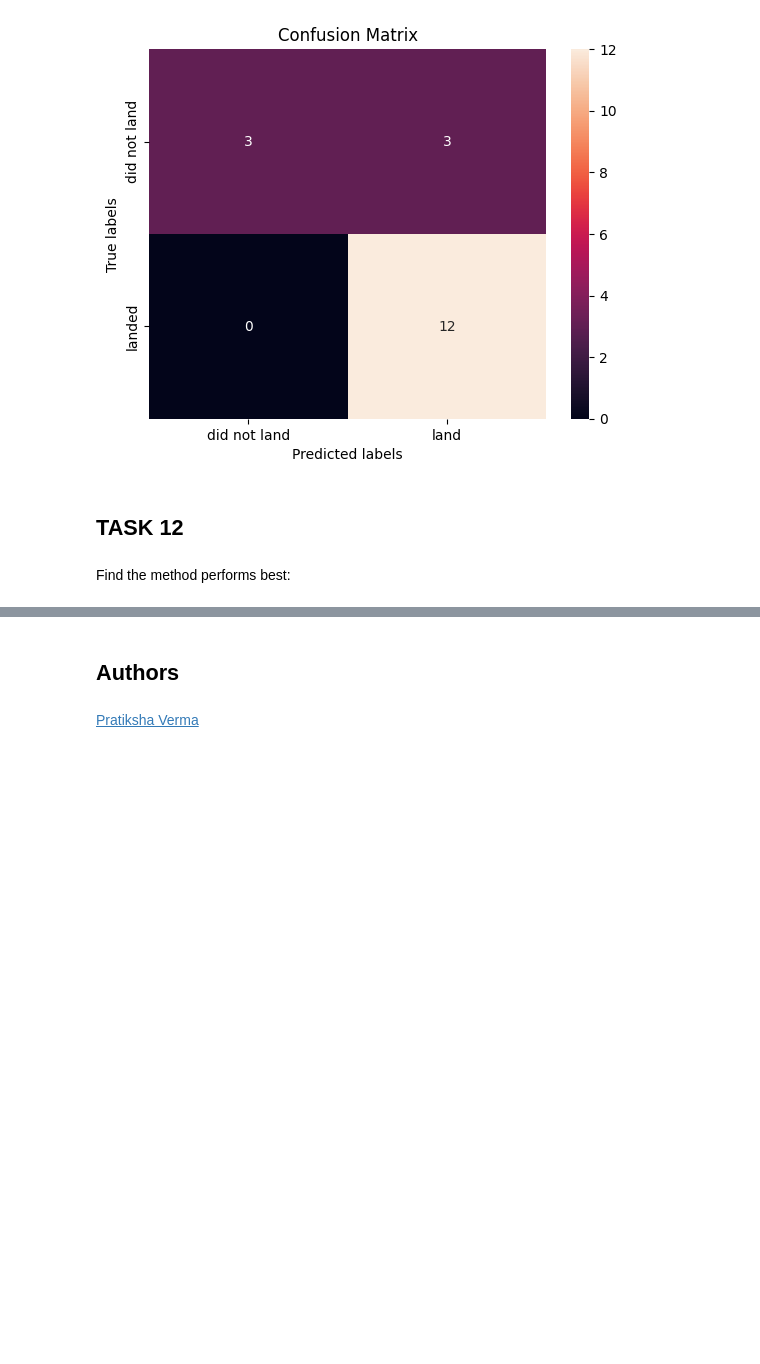
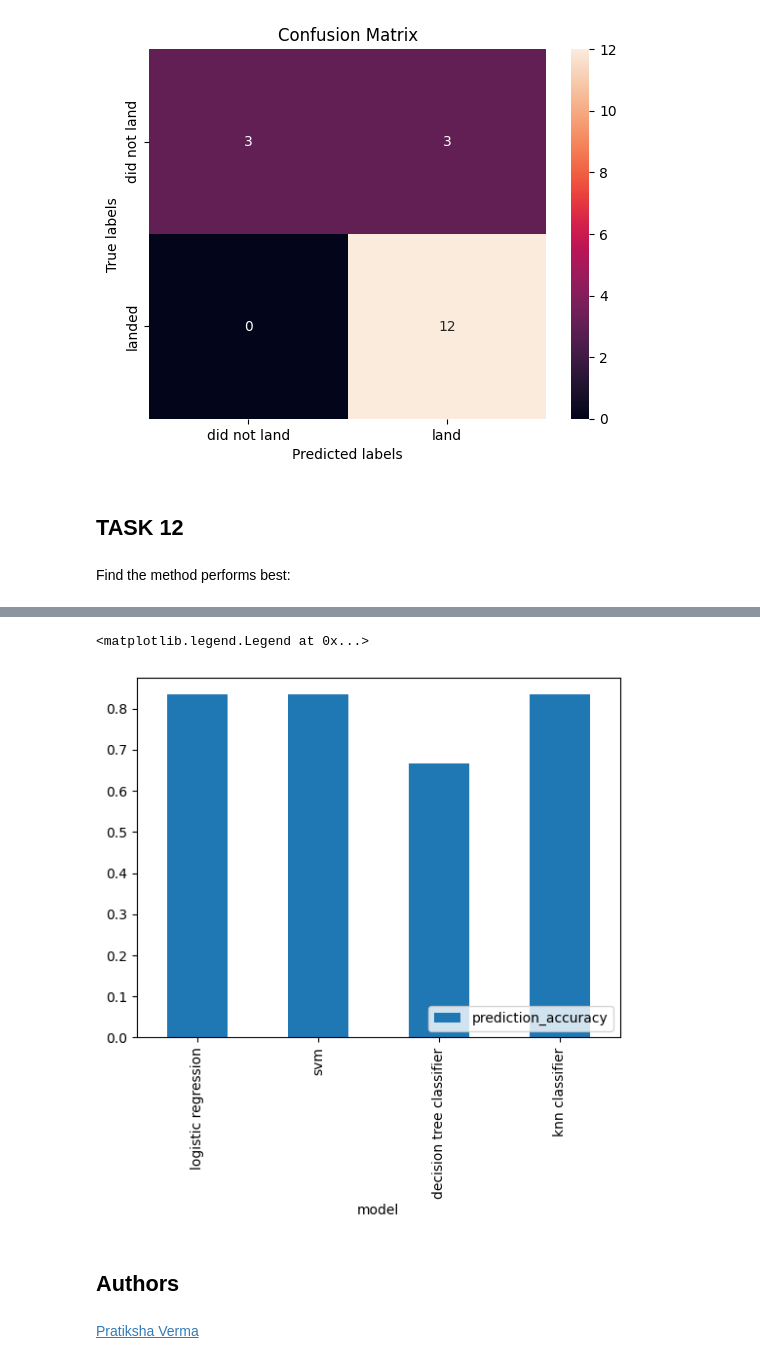
Before and after one commit to raymondkwon-cah/ds-capstone, a Jupyter notebook: SpaceX_Machine Learning Prediction_Part_5.ipynb, the cells around one changed output, grey strips where cells are left out. Cells and saved outputs as stored; diff of their text form; code cells hidden in the pictures; blank space fills up the shorter version.

```diff
--- a/SpaceX_Machine Learning Prediction_Part_5.ipynb
+++ b/SpaceX_Machine Learning Prediction_Part_5.ipynb
@@ -354,3 +350,16 @@ plot_confusion_matrix(Y_test,yhat)
 ## TASK  12
 # %% [markdown]
 Find the method performs best:
+# %%
+models = {'logistic regression':logreg_cv,'svm':svm_cv,'decision tree classifier':tree_cv,'knn classifier':knn_cv}
+model_names = []
+model_parameters = []
+model_acc = []
+model_scores = []
+for i in models:
+    model_names.append(i)
+    model_parameters.append(models[i].best_params_)
+    model_acc.append(models[i].best_score_)
+    model_scores.append(models[i].score(X_test,Y_test))
+# %%
+models_df = pd.DataFrame({'model':model_names,'best_parameters':model_parameters,'training_accuracy':model_acc,'prediction_accuracy':model_scores})
@@ -357,3 +374,9 @@ Find the method performs best:
+# %%
+models_df.plot.bar(x='model',y='prediction_accuracy')
+plt.legend(loc='lower right')
+# %% [output]
+<matplotlib.legend.Legend at 0x...>
+[figure, added]
 # %% [markdown]
 ## Authors
 # %% [markdown]
```
Also changed, not shown: parts of 10 cells of this notebook.
